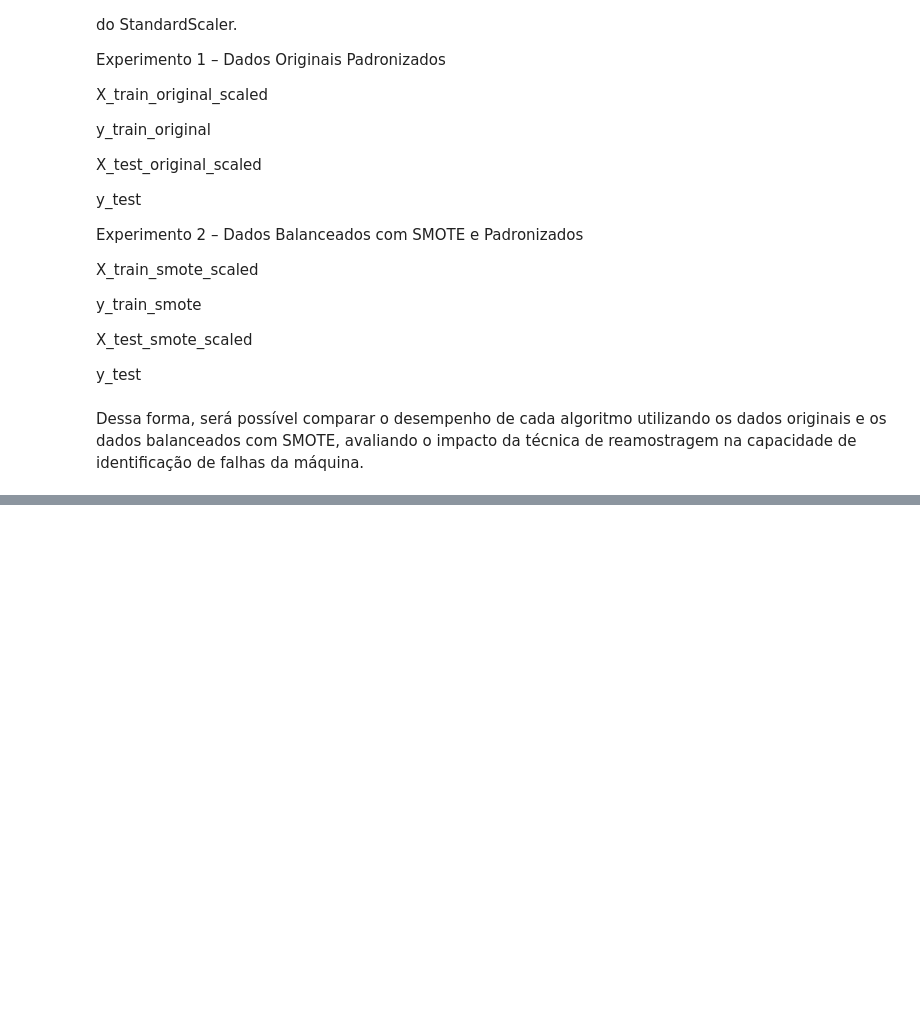
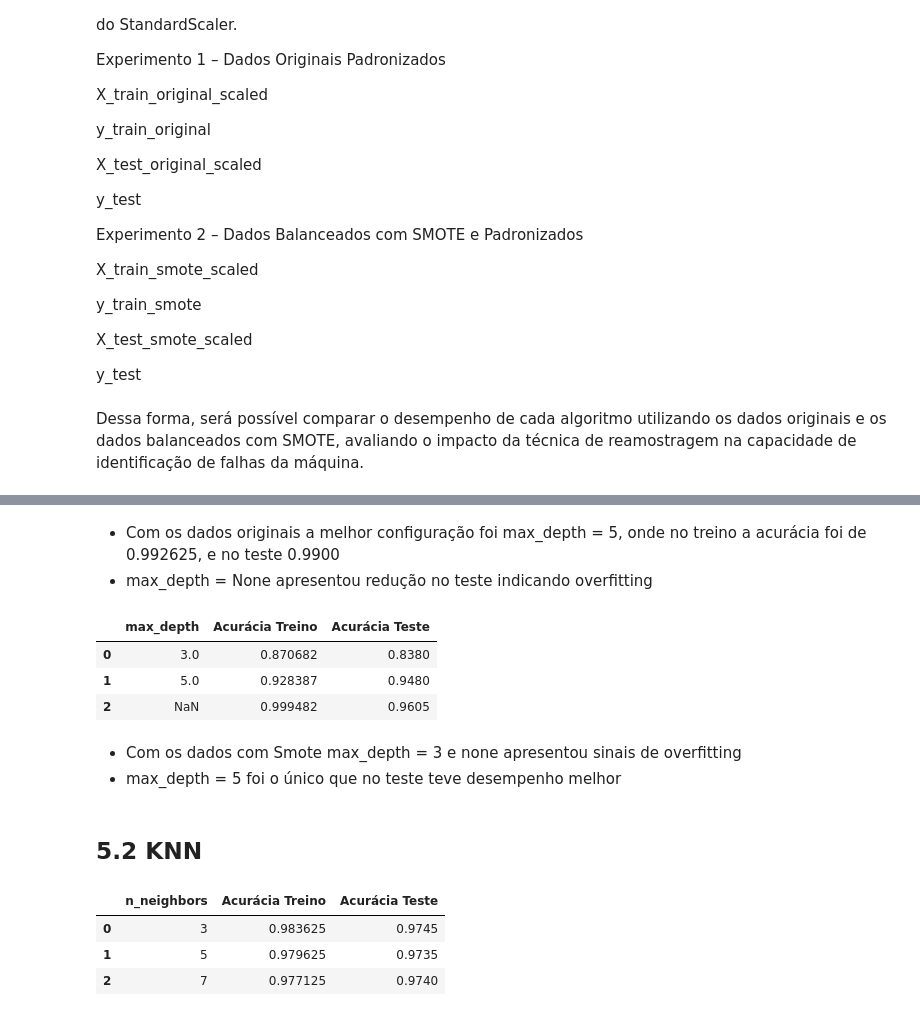
Before and after one commit to leonbenenati/projeto_avaliativo_modulo_1, a Jupyter notebook: Projeto_Avaliativo_Módulo_1.ipynb, the cells around one changed output, grey strips where cells are left out. Saved outputs shown, nothing was run; the diff lists cells and outputs as text; code cells hidden in the pictures; blank space fills up the shorter version.

```diff
--- a/Projeto_Avaliativo_Módulo_1.ipynb
+++ b/Projeto_Avaliativo_Módulo_1.ipynb
@@ -679,0 +732,31 @@ Dessa forma, será possível comparar o desempenho de cada algoritmo utilizando
+# %% [markdown]
+
+
+
+
+*   Com os dados originais a melhor configuração foi max_depth = 5, onde no treino a acurácia foi de 0.992625, e no teste 0.9900
+*   max_depth = None apresentou redução no teste indicando overfitting
+# %%
+#Experimento SMOTE
+
+resultado_smote = avaliar_arvore(
+    X_train_smote,
+    y_train_smote,
+    X_test,
+    y_test,
+    profundidades
+)
+
+resultado_smote
+# %% [output]
+|  | max_depth | Acurácia Treino | Acurácia Teste |
+| 0 | 3.0 | 0.870682 | 0.8380 |
+| 1 | 5.0 | 0.928387 | 0.9480 |
+| 2 | NaN | 0.999482 | 0.9605 |
+# %% [markdown]
+
+
+*   Com os dados com Smote  max_depth = 3 e none apresentou sinais de overfitting
+* max_depth = 5 foi o único que no teste teve desempenho melhor
+# %% [markdown]
+## 5.2 KNN
@@ -679,0 +794,9 @@ Dessa forma, será possível comparar o desempenho de cada algoritmo utilizando
+# %%
+#experimento original com dados padronizados
+
+avaliar_knn(X_train_original_scaled,y_train_original,X_test_original_scaled,y_test,vizinhos)
+# %% [output]
+|  | n_neighbors | Acurácia Treino | Acurácia Teste |
+| 0 | 3 | 0.983625 | 0.9745 |
+| 1 | 5 | 0.979625 | 0.9735 |
+| 2 | 7 | 0.977125 | 0.9740 |
```
Also changed, not shown: parts of 14 cells of this notebook.
